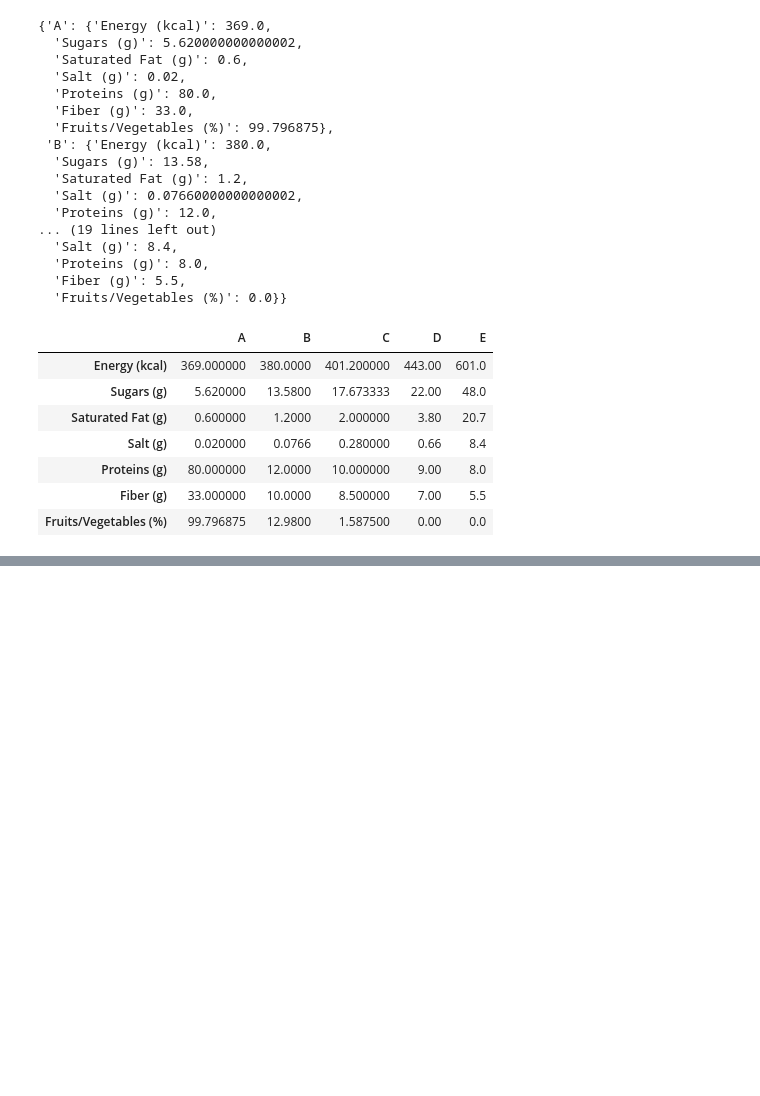
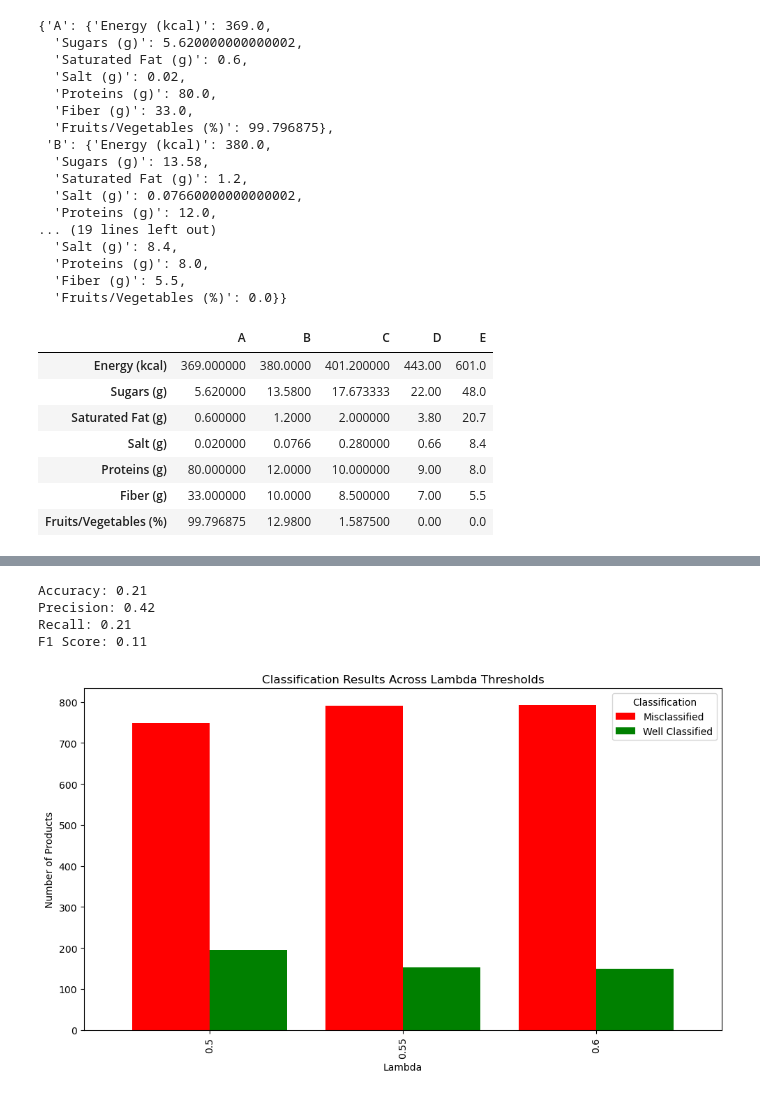
Before and after one commit to isakovaad/BDMA-projects, a Jupyter notebook: CS/DM/Pessimistic_version.ipynb, the cells around one changed output, grey strips where cells are left out. Saved outputs shown, nothing was run; the diff lists cells and outputs as text; code cells hidden in the pictures; blank space fills up the shorter version.

```diff
--- a/CS/DM/Pessimistic_version.ipynb
+++ b/CS/DM/Pessimistic_version.ipynb
@@ -216,0 +404,42 @@ plt.show()
+# %%
+# Calculate and print accuracy
+accuracy_2 = accuracy_score(y_true, y_pred)
+print(f"Accuracy: {accuracy_2:.2f}")
+
+# Calculate and print precision
+precision_2 = precision_score(y_true, y_pred, labels=["A", "B", "C", "D", "E"], average='macro')  # Adjust 'macro' as needed
+print(f"Precision: {precision_2:.2f}")
+
+# Calculate and print recall
+recall_2 = recall_score(y_true, y_pred, labels=["A", "B", "C", "D", "E"], average='macro')  # Adjust 'macro' as needed
+print(f"Recall: {recall_2:.2f}")
+
+# Calculate and print F1 score
+f2 = f1_score(y_true, y_pred, labels=["A", "B", "C", "D", "E"], average='macro')  # Adjust 'macro' as needed
+print(f"F1 Score: {f2:.2f}")
+# %% [output]
+Accuracy: 0.21
+Precision: 0.42
+Recall: 0.21
+F1 Score: 0.11
+# %%
+df_2['Well Classified'] = df_2['Nutri score'] == df_2['Pessimistic Category']
+classification_counts = df_2.groupby('Lambda')['Well Classified'].value_counts().unstack(fill_value=0)
+
+ax = classification_counts.plot(
+    kind='bar',
+    stacked=False,
+    figsize=(10, 6),
+    color=['red', 'green'],
+    width=0.8
+)
+
+plt.title('Classification Results Across Lambda Thresholds')
+plt.xlabel('Lambda')
+plt.ylabel('Number of Products')
+plt.legend(['Misclassified', 'Well Classified'], title='Classification')
+plt.tight_layout()
+
+plt.show()
+# %% [output]
+[figure, added]
```
Also changed, not shown: parts of 34 cells of this notebook, 2 other files.
